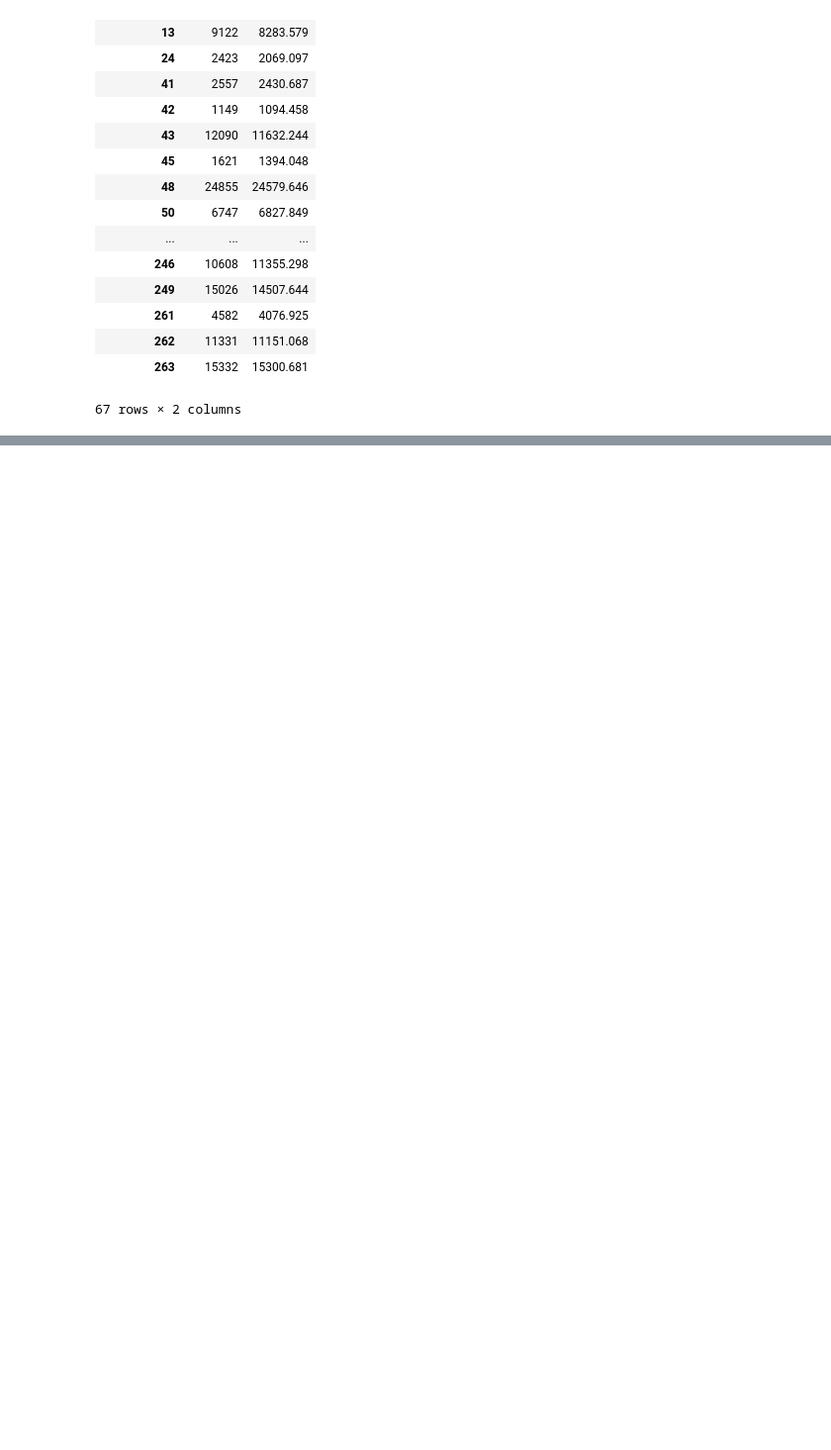
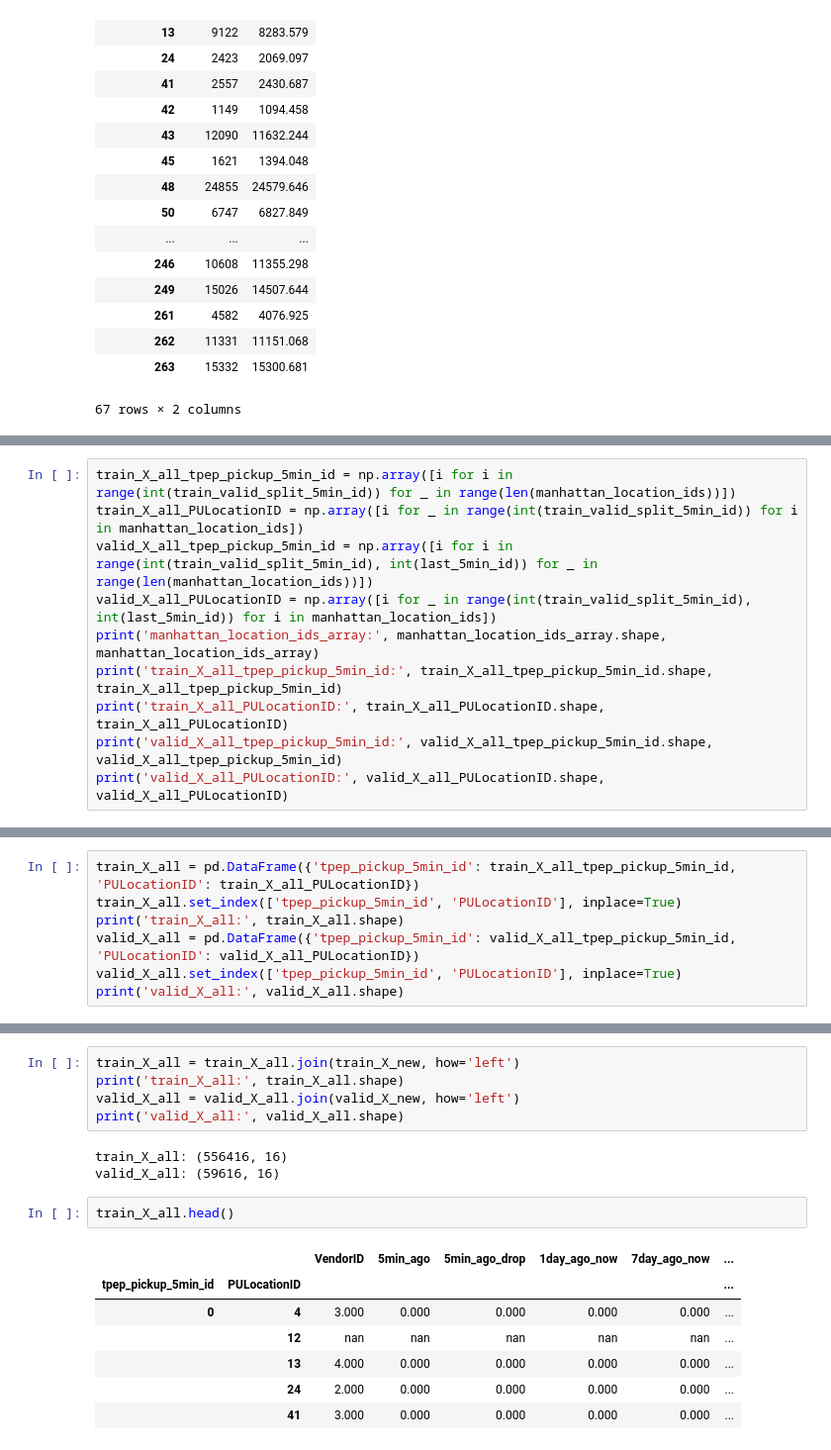
Before and after one commit to hlmiao/nyc_taxi_requests_prediction, a Jupyter notebook: nyc_taxi_requests_prediction.ipynb, the cells around one changed output, grey strips where cells are left out. Shown: that part at 99% size. Cells and saved outputs as stored; diff of their text form; blank space fills up the shorter version.

Commit message:
train_X_all is right

```diff
--- a/nyc_taxi_requests_prediction.ipynb
+++ b/nyc_taxi_requests_prediction.ipynb
@@ -743,0 +756,10 @@ valid_pred_group
+# %%
+train_X_all_tpep_pickup_5min_id = np.array([i for i in range(int(train_valid_split_5min_id)) for _ in range(len(manhattan_location_ids))])
+train_X_all_PULocationID = np.array([i for _ in range(int(train_valid_split_5min_id)) for i in manhattan_location_ids])
+valid_X_all_tpep_pickup_5min_id = np.array([i for i in range(int(train_valid_split_5min_id), int(last_5min_id)) for _ in range(len(manhattan_location_ids))])
+valid_X_all_PULocationID = np.array([i for _ in range(int(train_valid_split_5min_id), int(last_5min_id)) for i in manhattan_location_ids])
+print('manhattan_location_ids_array:', manhattan_location_ids_array.shape, manhattan_location_ids_array)
+print('train_X_all_tpep_pickup_5min_id:', train_X_all_tpep_pickup_5min_id.shape, train_X_all_tpep_pickup_5min_id)
+print('train_X_all_PULocationID:', train_X_all_PULocationID.shape, train_X_all_PULocationID)
+print('valid_X_all_tpep_pickup_5min_id:', valid_X_all_tpep_pickup_5min_id.shape, valid_X_all_tpep_pickup_5min_id)
+print('valid_X_all_PULocationID:', valid_X_all_PULocationID.shape, valid_X_all_PULocationID)
@@ -743,0 +775,7 @@ valid_pred_group
+# %%
+train_X_all = pd.DataFrame({'tpep_pickup_5min_id': train_X_all_tpep_pickup_5min_id, 'PULocationID': train_X_all_PULocationID})
+train_X_all.set_index(['tpep_pickup_5min_id', 'PULocationID'], inplace=True)
+print('train_X_all:', train_X_all.shape)
+valid_X_all = pd.DataFrame({'tpep_pickup_5min_id': valid_X_all_tpep_pickup_5min_id, 'PULocationID': valid_X_all_PULocationID})
+valid_X_all.set_index(['tpep_pickup_5min_id', 'PULocationID'], inplace=True)
+print('valid_X_all:', valid_X_all.shape)
@@ -743,0 +805,18 @@ valid_pred_group
+# %%
+train_X_all = train_X_all.join(train_X_new, how='left')
+print('train_X_all:', train_X_all.shape)
+valid_X_all = valid_X_all.join(valid_X_new, how='left')
+print('valid_X_all:', valid_X_all.shape)
+# %% [output]
+train_X_all: (556416, 16)
+valid_X_all: (59616, 16)
+# %%
+train_X_all.head()
+# %% [output]
+|  |  | VendorID | 5min_ago | 5min_ago_drop | 1day_ago_now | 7day_ago_now | ... |
+| tpep_pickup_5min_id | PULocationID |  |  |  |  |  | ... |
+| 0 | 4 | 3.000 | 0.000 | 0.000 | 0.000 | 0.000 | ... |
+|  | 12 | nan | nan | nan | nan | nan | ... |
+|  | 13 | 4.000 | 0.000 | 0.000 | 0.000 | 0.000 | ... |
+|  | 24 | 2.000 | 0.000 | 0.000 | 0.000 | 0.000 | ... |
+|  | 41 | 3.000 | 0.000 | 0.000 | 0.000 | 0.000 | ... |
```
Also changed, not shown: parts of 12 cells of this notebook.
